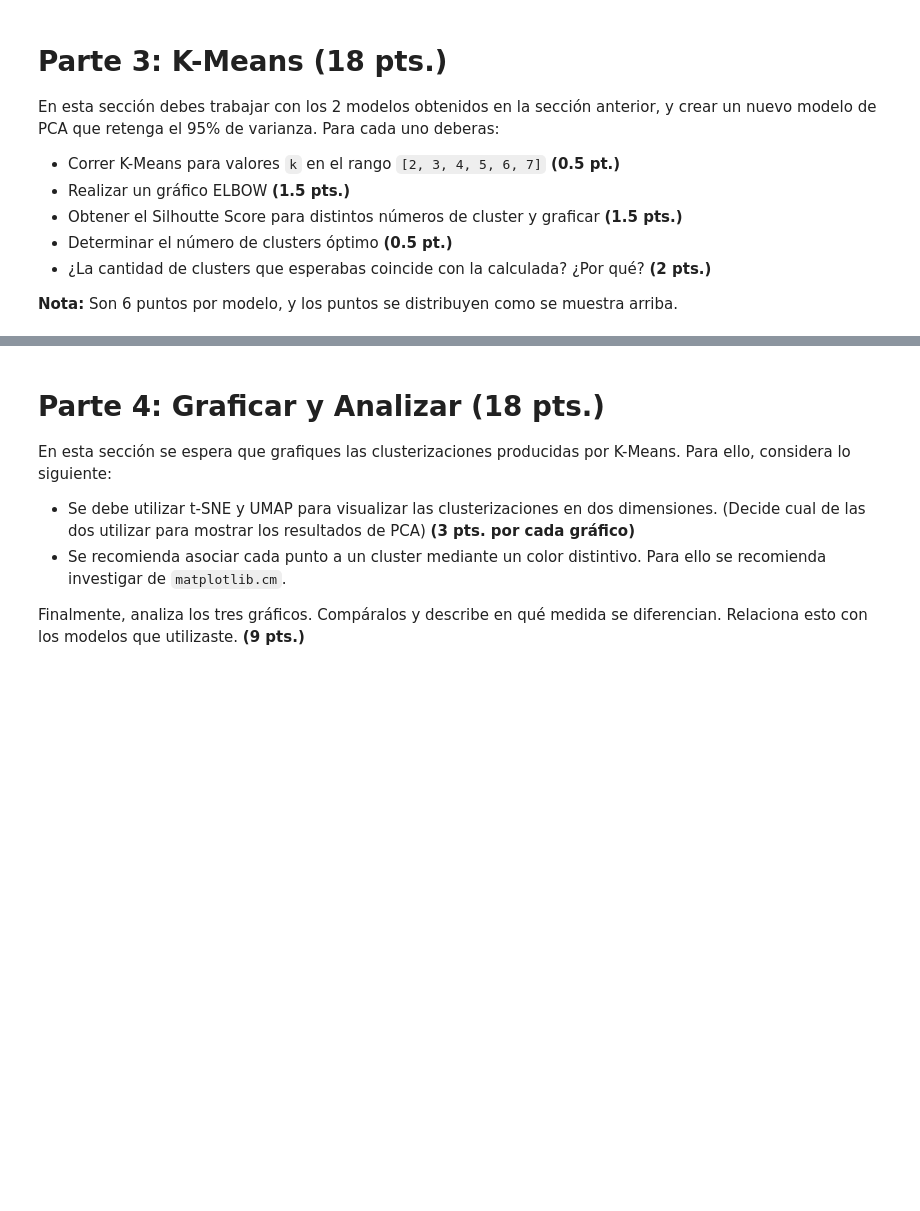
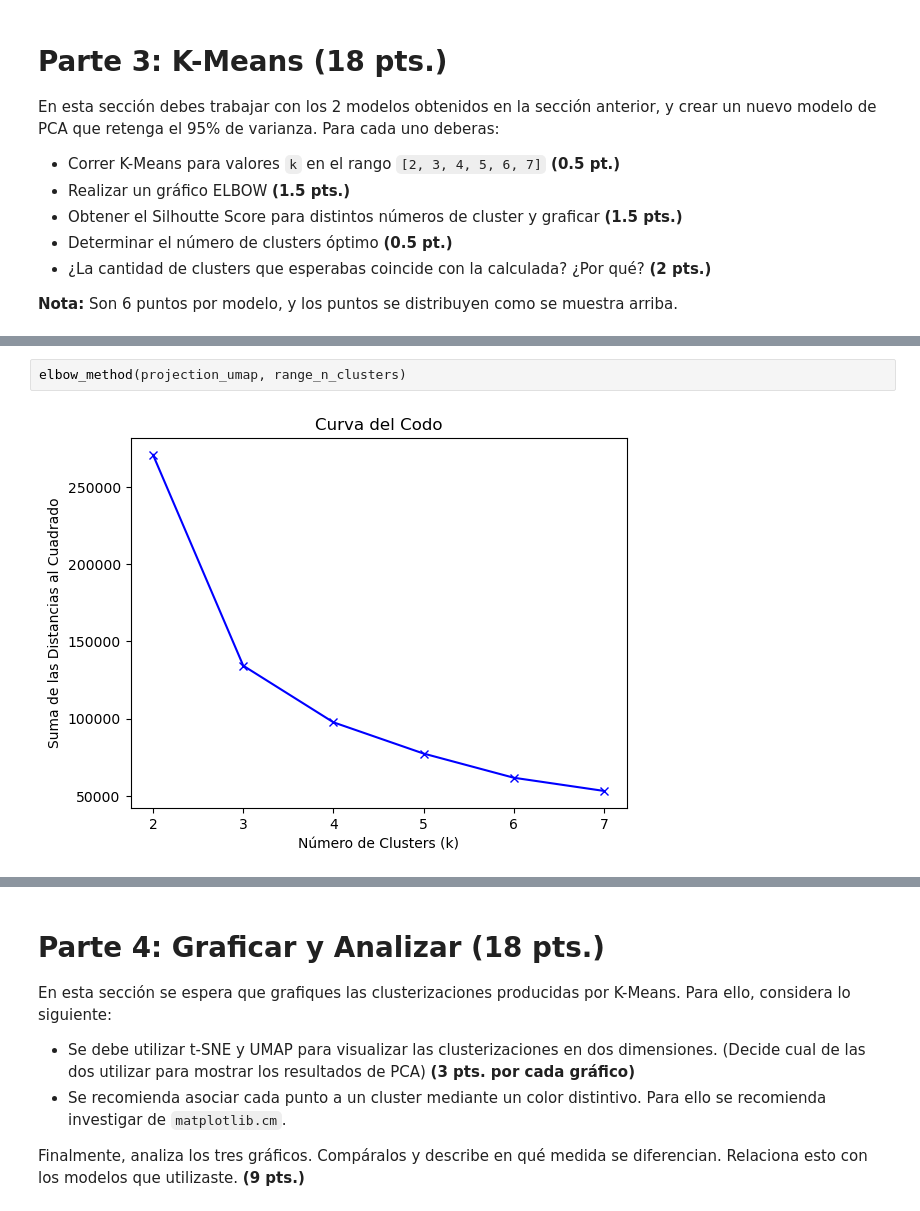
Before and after one commit to pedrozavalat/iic2433-tareas, a Jupyter notebook: t2/T2.ipynb, the cells around one changed output, grey strips where cells are left out. Drawn from its saved outputs; the diff is of its cells as text; blank space fills up the shorter version.

```diff
--- a/t2/T2.ipynb
+++ b/t2/T2.ipynb
@@ -292,0 +378,4 @@ En esta sección debes trabajar con los 2 modelos obtenidos en la sección anter
+# %%
+elbow_method(projection_umap, range_n_clusters)
+# %% [output]
+[figure, added]
```
Also changed, not shown: parts of 16 cells of this notebook.
